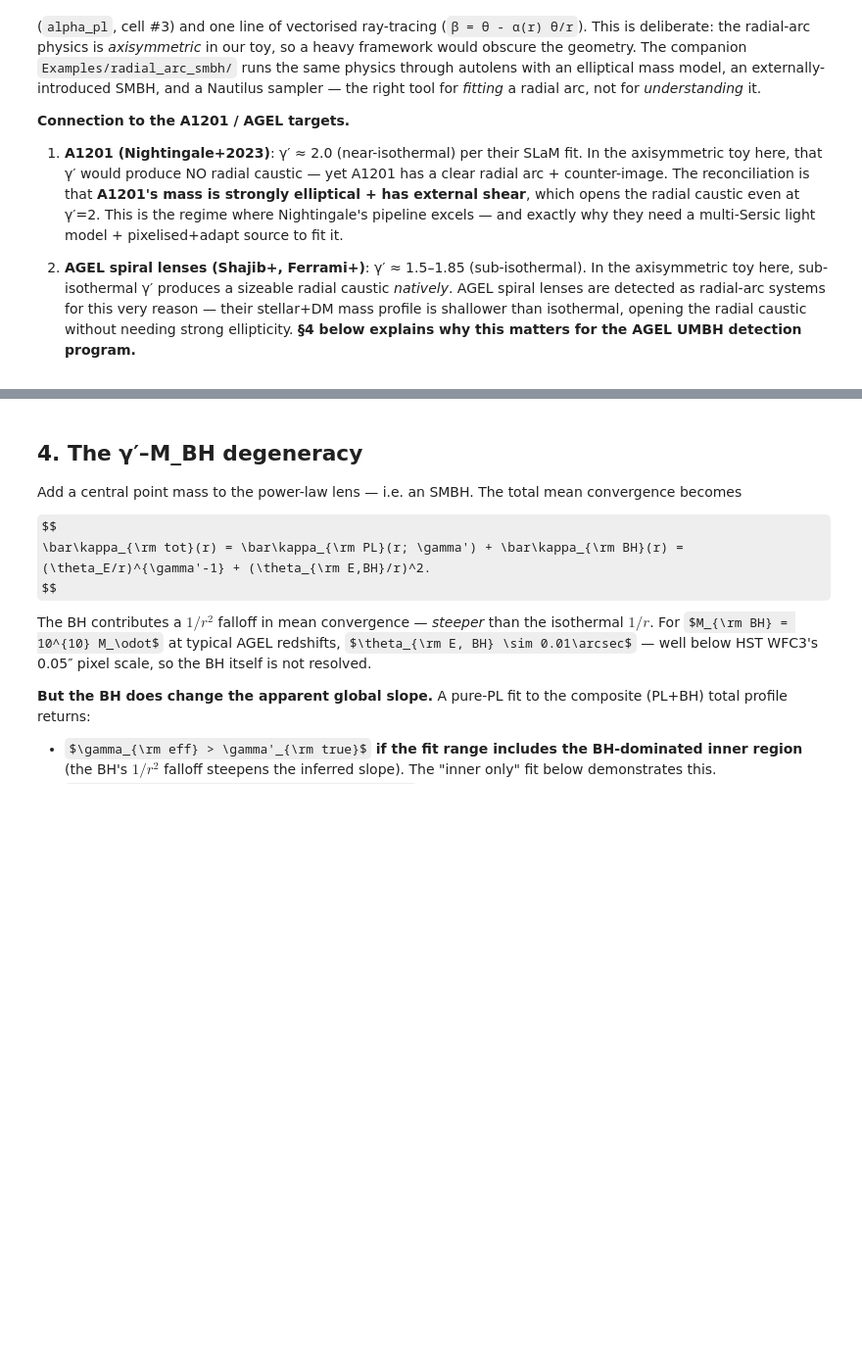
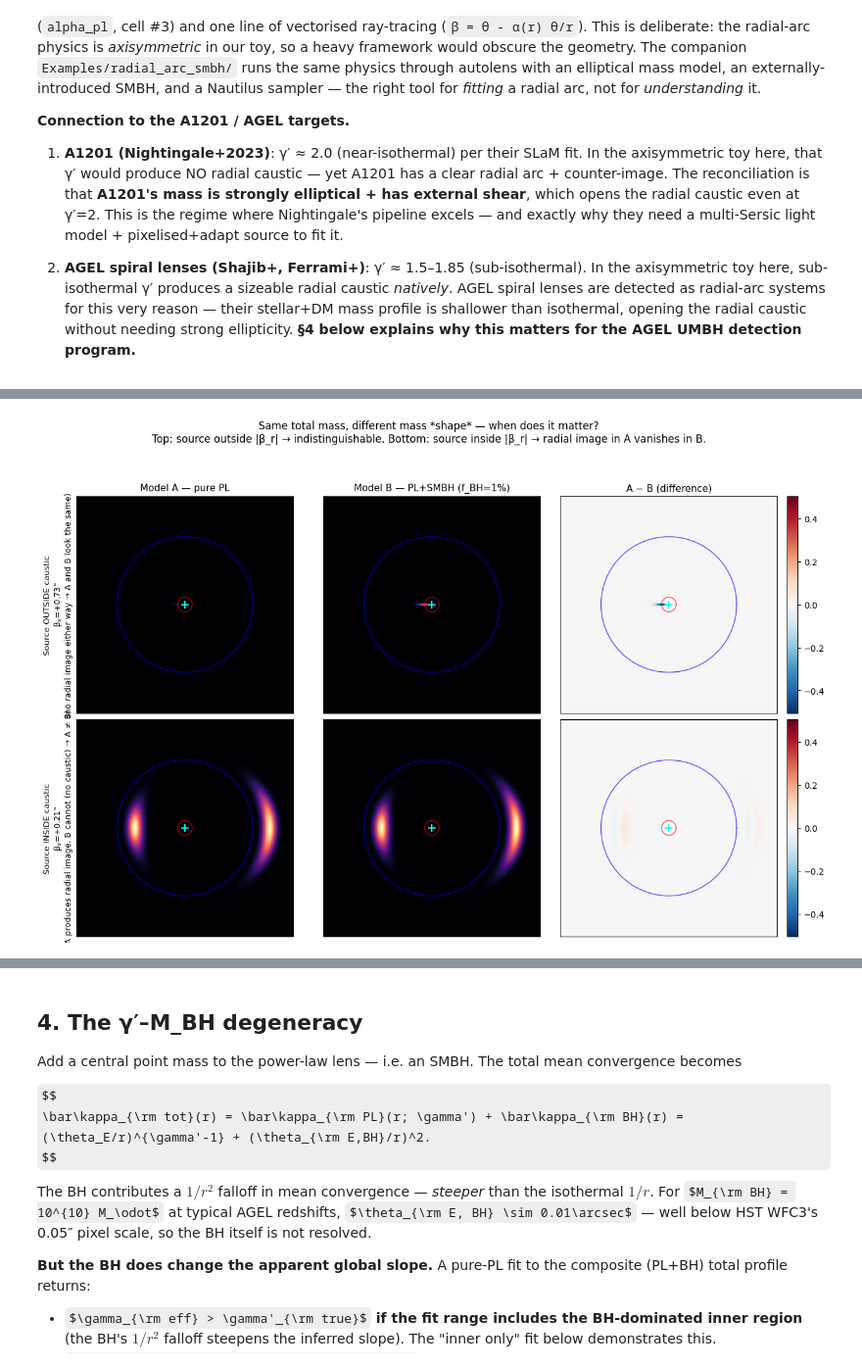
Before and after one commit to rodelcr/Learning_to_Autolens, a Jupyter notebook: Modules/15_Radial_Arcs_Caustic_Topology/15_radial_arcs.ipynb, the cells around one changed output, grey strips where cells are left out. Shown at 98% size. Cells and saved outputs as stored; diff of their text form; code cells hidden in the pictures; some formulas as TeX source; blank space fills up the shorter version.

```diff
--- a/Modules/15_Radial_Arcs_Caustic_Topology/15_radial_arcs.ipynb
+++ b/Modules/15_Radial_Arcs_Caustic_Topology/15_radial_arcs.ipynb
@@ -589,0 +716,87 @@ Pedagogical takeaway:
+# %%
+# Image-plane comparison: 2x3 grid (Model A | Model B | A-B difference).
+# Top row: source OUTSIDE A's radial caustic (no radial image either way).
+# Bottom row: source INSIDE A's radial caustic (radial image in A, gone in B).
+
+def simulate_image_composite(theta_E_total=1.0, gamma=1.85, f_BH=0.0,
+                              beta_x0=0.0, beta_y0=0.0, source_sigma=0.05,
+                              source_amplitude=1.0, npix=240, fov=1.8):
+    """Same ray-tracing as simulate_radial_arc_image but using the composite α."""
+    edge = np.linspace(-fov, fov, npix)
+    tx, ty = np.meshgrid(edge, edge)
+    r = np.hypot(tx, ty)
+    r_safe = np.where(r > 1e-6, r, 1e-6)
+    alpha = alpha_composite(r_safe, theta_E_total, gamma, f_BH)
+    bx = tx * (1.0 - alpha / r_safe)
+    by = ty * (1.0 - alpha / r_safe)
+    db = (bx - beta_x0)**2 + (by - beta_y0)**2
+    return edge, source_amplitude * np.exp(-db / (2.0 * source_sigma**2))
+
+
+# Pure-PL radial caustic radius for Model A
+_, r_r_A = find_critical_radii(theta_E=TE, gamma=GAMMA)
+beta_r_A = abs(r_r_A - alpha_pl(r_r_A, TE, GAMMA))
+print(f'Model A radial caustic: |β_r| = {beta_r_A:.3f}\", r_r = {r_r_A:.3f}\"')
+
+SOURCE_SIGMA = 0.06
+src_positions = [
+    ('OUTSIDE caustic',  1.20 * beta_r_A, 'no radial image either way → A and B look the same'),
+    ('INSIDE caustic',   0.35 * beta_r_A, 'A produces radial image, B cannot (no caustic) → A ≠ B'),
+]
+
+fig, axes = plt.subplots(2, 3, figsize=(13, 8.6))
+theta_circ_2 = np.linspace(0, 2*np.pi, 200)
+
+# Pre-compute global diff color range across both rows for fair visual comparison.
+all_diffs = []
+for _label, _bx, _ in src_positions:
+    _, _imgA = simulate_image_composite(TE, GAMMA, 0.0, _bx, 0.0, SOURCE_SIGMA)
+    _, _imgB = simulate_image_composite(TE, GAMMA, F_BH, _bx, 0.0, SOURCE_SIGMA)
+    all_diffs.append(np.abs(_imgA - _imgB).max())
+global_dvm = max(all_diffs)
+
+for row, (label, beta_x, payoff) in enumerate(src_positions):
+    edge, img_A = simulate_image_composite(TE, GAMMA, 0.0, beta_x, 0.0, SOURCE_SIGMA)
+    _,   img_B = simulate_image_composite(TE, GAMMA, F_BH, beta_x, 0.0, SOURCE_SIGMA)
+    diff = img_A - img_B
+    vmax = max(img_A.max(), img_B.max())
+
+    for col, (img, title_prefix, cmap) in enumerate([
+        (img_A, 'Model A — pure PL',          'magma'),
+        (img_B, f'Model B — PL+SMBH (f_BH={F_BH*100:.0f}%)', 'magma'),
+        (diff,  'A − B (difference)',           'RdBu_r'),
+    ]):
+        ax = axes[row, col]
+        if col == 2:
+            dvm = global_dvm   # shared across both rows for fair comparison
+            im = ax.imshow(img, extent=[edge.min(), edge.max(), edge.min(), edge.max()],
+                           origin='lower', cmap=cmap, vmin=-dvm, vmax=dvm)
+            plt.colorbar(im, ax=ax, fraction=0.046, pad=0.04)
+        else:
+            ax.imshow(img, extent=[edge.min(), edge.max(), edge.min(), edge.max()],
+                      origin='lower', cmap=cmap, vmin=0, vmax=vmax)
+        ax.plot(np.cos(theta_circ_2), np.sin(theta_circ_2), 'b-', lw=1.0, alpha=0.7)
+        ax.plot(r_r_A * np.cos(theta_circ_2), r_r_A * np.sin(theta_circ_2),
+                'r-', lw=1.0, alpha=0.7)  # only relevant for A; show on all for ref
+        ax.plot(0, 0, '+', color='cyan', markersize=8, mew=1.5)
+        ax.set_xlim(-1.6, 1.6); ax.set_ylim(-1.6, 1.6)
+        ax.set_aspect('equal'); ax.set_xticks([]); ax.set_yticks([])
+        if row == 0:
+            ax.set_title(title_prefix, fontsize=11)
+        if col == 0:
+            ax.set_ylabel(f'Source {label}\nβ$_x$={beta_x:+.2f}\"\n({payoff})',
+                          fontsize=9.5)
+    # Numerical comparison of max-image-plane difference
+    rms_diff = float(np.sqrt(np.mean(diff**2)))
+    rms_A    = float(np.sqrt(np.mean(img_A**2)))
+    max_diff = float(np.abs(diff).max())
+    print(f'\n{label} (β_x={beta_x:.3f}\"):')
+    print(f'  Image-plane RMS difference: {rms_diff:.5f} (RMS of A: {rms_A:.5f}, ratio: {rms_diff/rms_A*100:.2f}%)')
+    print(f'  Max |A−B| pixel: {max_diff:.4f}  ({max_diff/max(img_A.max(), img_B.max())*100:.1f}% of brighter-image peak)')
+
+fig.suptitle('Same total mass, different mass *shape* — when does it matter?\n'
+             f'Top: source outside |β_r| → indistinguishable. '
+             f'Bottom: source inside |β_r| → radial image in A vanishes in B.',
+             fontsize=12)
+plt.tight_layout(rect=[0, 0, 1, 0.94]); plt.show()
+# %% [output]
@@ -589,0 +812 @@ Pedagogical takeaway:
+[figure, added]
```
Also changed, not shown: parts of 10 cells of this notebook.
